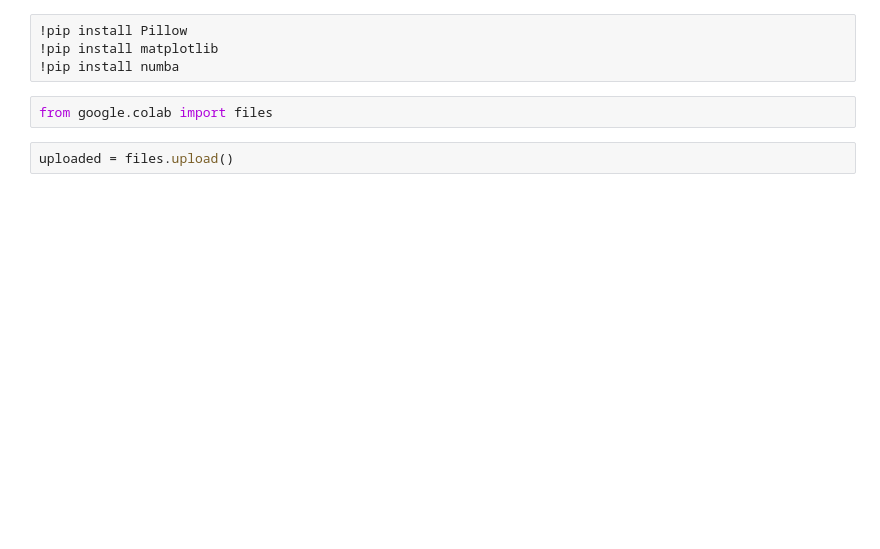
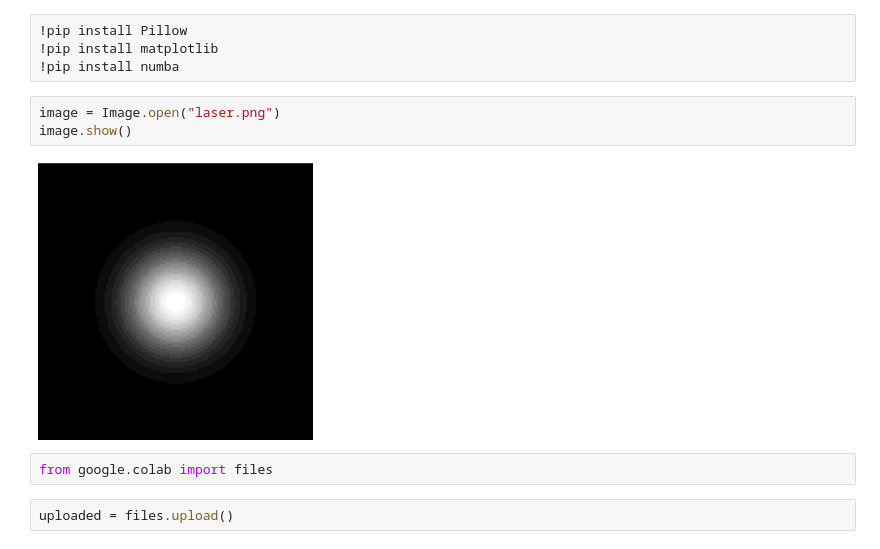
Before and after one commit to polyakova-polina/QMentee, a Jupyter notebook: Гаус_пучок.ipynb, the cells around one changed output. Saved outputs shown, nothing was run; the diff lists cells and outputs as text; blank space fills up the shorter version.

```diff
--- a/Гаус_пучок.ipynb
+++ b/Гаус_пучок.ipynb
@@ -4,6 +4,11 @@
 !pip install Pillow
 !pip install matplotlib
 !pip install numba
+# %%
+image = Image.open("laser.png")
+image.show()
+# %% [output]
+[figure, added]
 # %%
 from google.colab import files
 # %%
```
